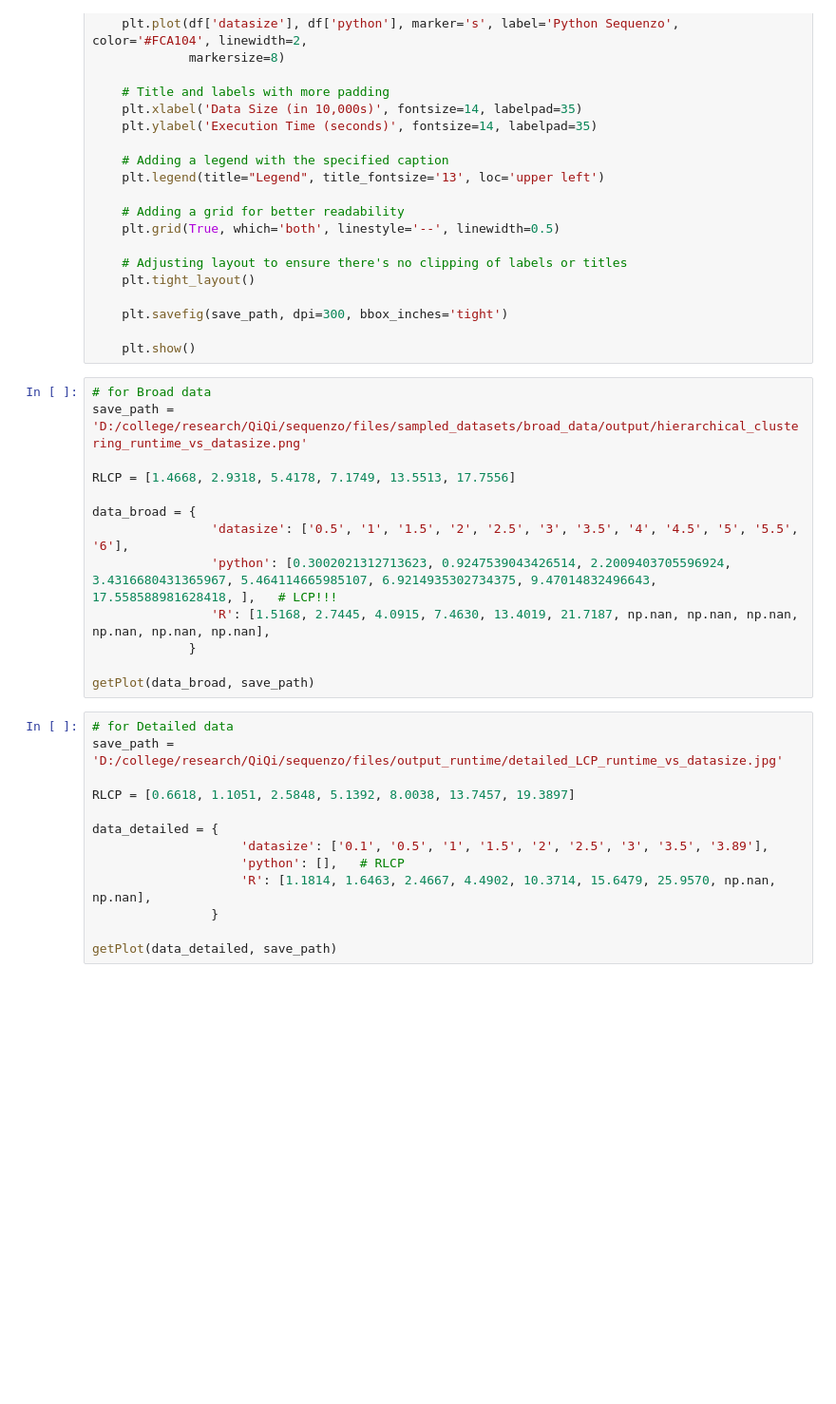
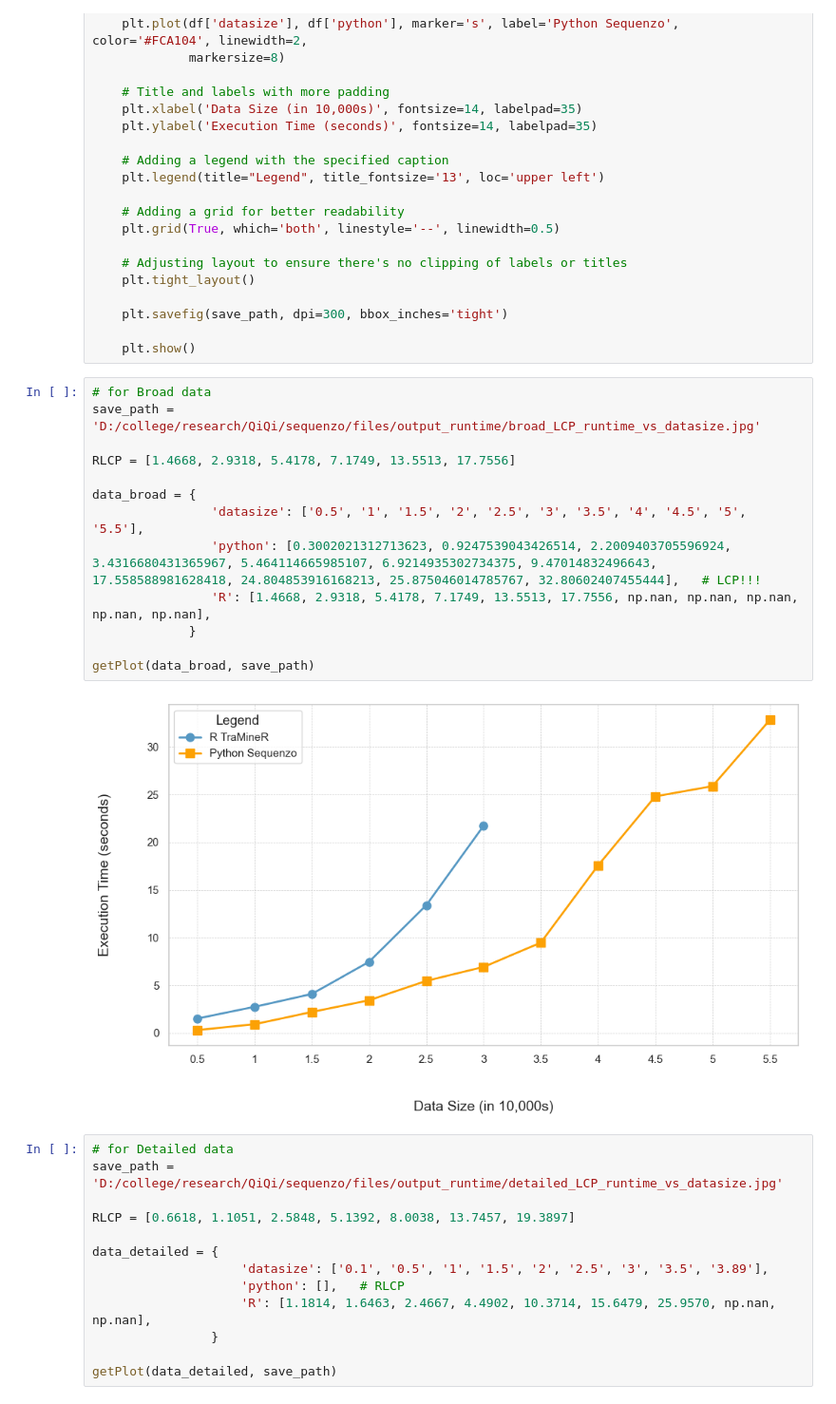
Before and after one commit to sdaza/Sequenzo, a Jupyter notebook: original_datasets_and_cleaning/xinyi_test/runtime_of_hierarchical.ipynb, the cells around one changed output. Shown at 95% size. Drawn from its saved outputs; the diff is of its cells as text; blank space fills up the shorter version.

```diff
--- a/original_datasets_and_cleaning/xinyi/runtime_of_hierarchical.ipynb
+++ b/original_datasets_and_cleaning/xinyi_test/runtime_of_hierarchical.ipynb
@@ -138,17 +138,19 @@ def getPlot(data, save_path):
     plt.show()
 # %%
 # for Broad data
-save_path = 'D:/college/research/QiQi/sequenzo/files/sampled_datasets/broad_data/output/hierarchical_clustering_runtime_vs_datasize.png'
+save_path = 'D:/college/research/QiQi/sequenzo/files/output_runtime/broad_LCP_runtime_vs_datasize.jpg'
 
 RLCP = [1.4668, 2.9318, 5.4178, 7.1749, 13.5513, 17.7556]
 
 data_broad = {
-                'datasize': ['0.5', '1', '1.5', '2', '2.5', '3', '3.5', '4', '4.5', '5', '5.5', '6'],
-                'python': [0.3002021312713623, 0.9247539043426514, 2.2009403705596924, 3.4316680431365967, 5.464114665985107, 6.9214935302734375, 9.47014832496643, 17.558588981628418, ],   # LCP!!!
-                'R': [1.5168, 2.7445, 4.0915, 7.4630, 13.4019, 21.7187, np.nan, np.nan, np.nan, np.nan, np.nan, np.nan],
+                'datasize': ['0.5', '1', '1.5', '2', '2.5', '3', '3.5', '4', '4.5', '5', '5.5'],
+                'python': [0.3002021312713623, 0.9247539043426514, 2.2009403705596924, 3.4316680431365967, 5.464114665985107, 6.9214935302734375, 9.47014832496643, 17.558588981628418, 24.804853916168213, 25.875046014785767, 32.80602407455444],   # LCP!!!
+                'R': [1.4668, 2.9318, 5.4178, 7.1749, 13.5513, 17.7556, np.nan, np.nan, np.nan, np.nan, np.nan],
              }
 
 getPlot(data_broad, save_path)
+# %% [output]
+[figure, added]
 # %%
 # for Detailed data
 save_path = 'D:/college/research/QiQi/sequenzo/files/output_runtime/detailed_LCP_runtime_vs_datasize.jpg'
```
Also changed, not shown: 38 other files.
